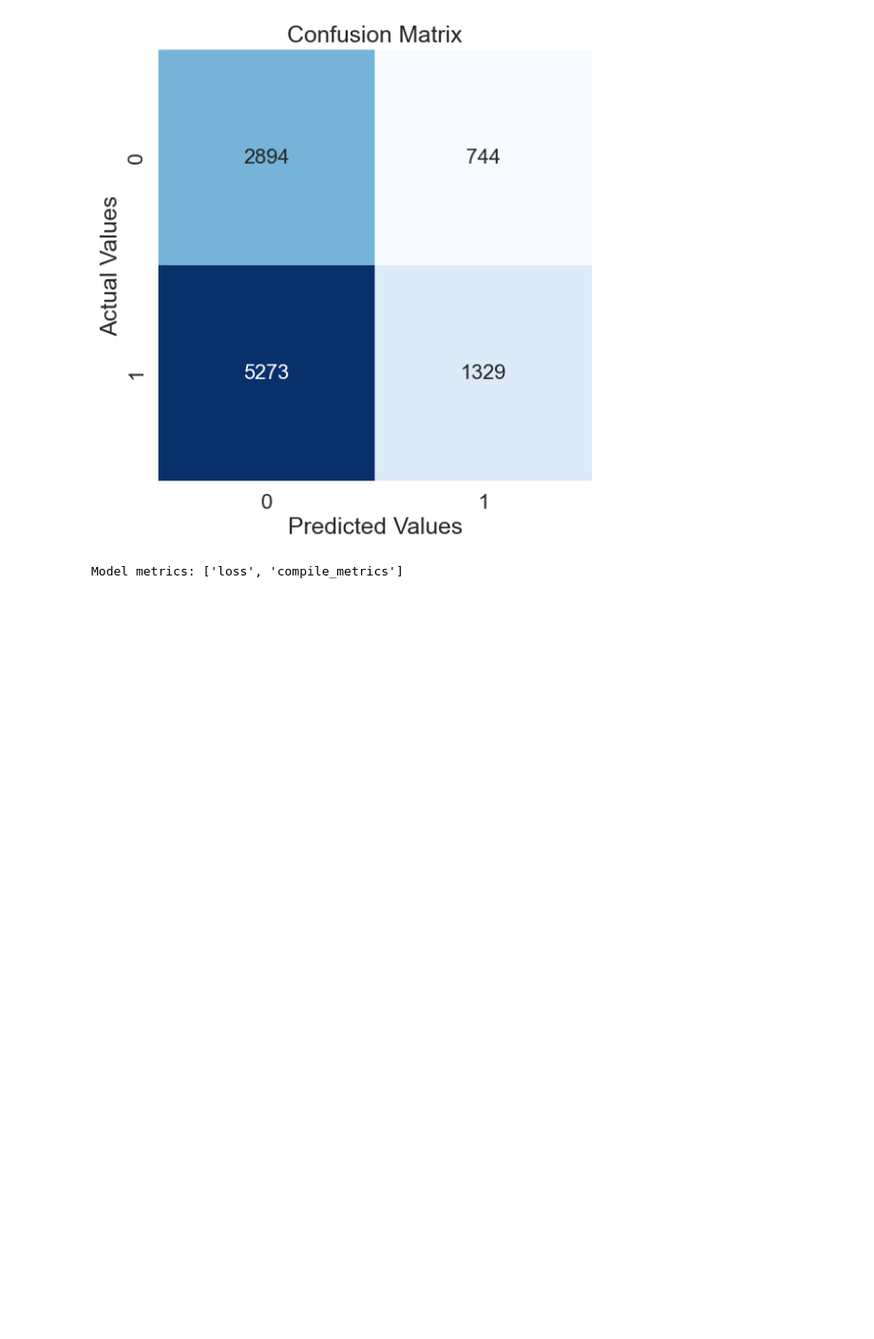
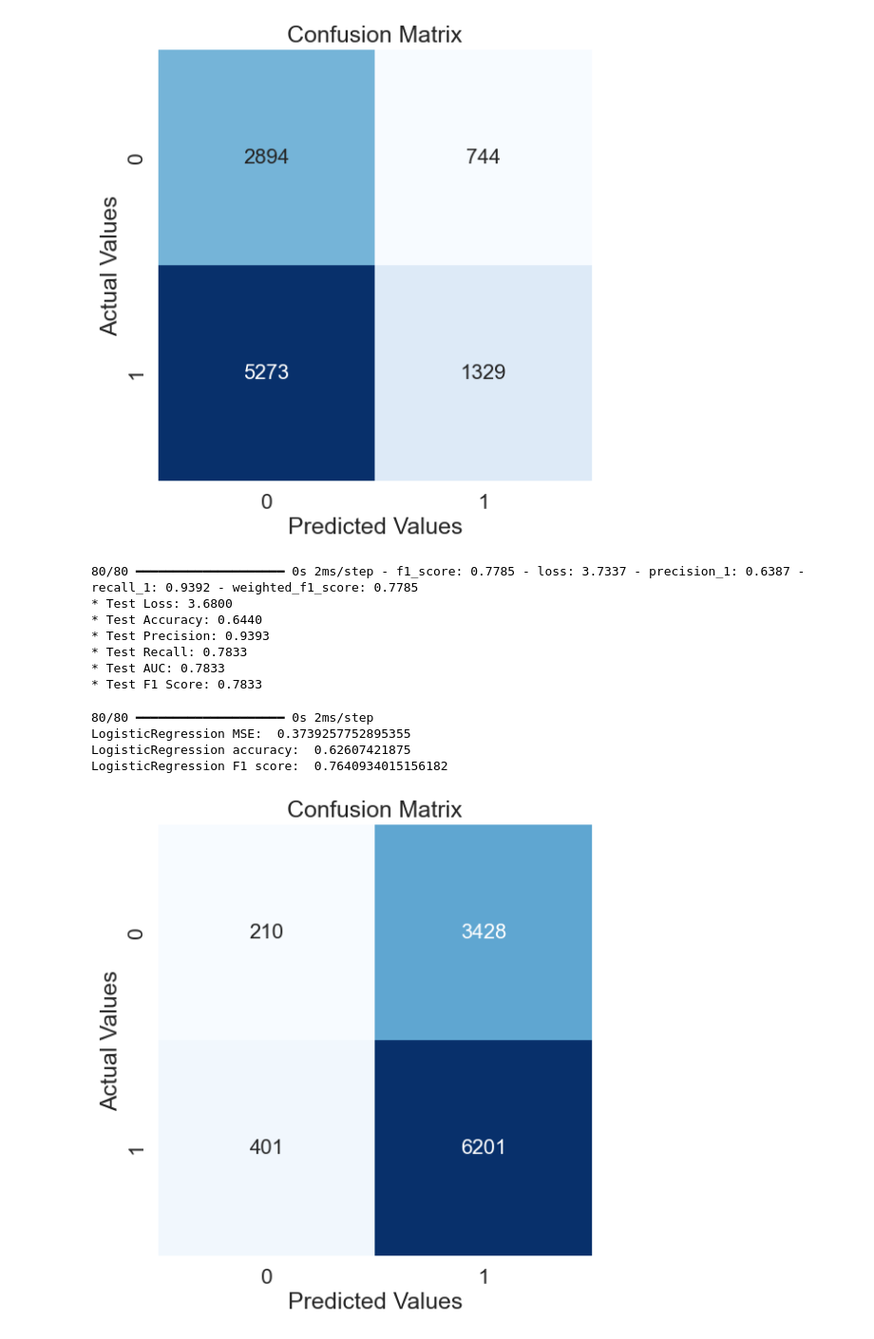
Before and after one commit to AntonBarslund/GDSGroup, a Jupyter notebook: DONE - evaluation.ipynb, the cells around one changed output. Shown: that part at 95% size. Cells and saved outputs as stored; diff of their text form; code cells hidden in the pictures; blank space fills up the shorter version.

```diff
--- a/DONE - evaluation.ipynb
+++ b/DONE - evaluation.ipynb
@@ -165,26 +160,18 @@ LogisticRegression F1 score:  0.30639769452449567
 input_path = "models/nn_classifier13_bigram.keras"
 NN = tf.keras.models.load_model(input_path)
 # %%
-# Convert X to dense format
-X_dense = X.toarray()
-
-# Debug model metrics
-print("Model metrics:", NN.metrics_names)
-
-# Evaluate with error handling and forced output
-try:
-    test_results = NN.evaluate(X_dense, y, verbose=1, batch_size=128)
-    print("Evaluation completed. Results:", test_results)
-    if test_results:
-        print(f"* Test Loss: {test_results[0]:.4f}")
-        print(f"* Test Accuracy: {test_results[1]:.4f}")
-        print(f"* Test Precision: {test_results[2]:.4f}")
-        print(f"* Test Recall: {test_results[3]:.4f}")
-        print(f"* Test AUC: {test_results[4]:.4f}")
-        print(f"* Test F1 Score: {test_results[5]:.4f}")
-    else:
-        print("No results returned from evaluation.")
-except Exception as e:
-    print("Error during evaluation:", str(e))
+test_results = NN.evaluate(X, y, verbose=1, batch_size=128)
+print(f"* Test Loss: {test_results[0]:.4f}")
+print(f"* Test Accuracy: {test_results[1]:.4f}")
+print(f"* Test Precision: {test_results[2]:.4f}")
+print(f"* Test Recall: {test_results[3]:.4f}")
+print(f"* Test AUC: {test_results[4]:.4f}")
+print(f"* Test F1 Score: {test_results[5]:.4f}")
 # %% [output]
-Model metrics: ['loss', 'compile_metrics']
+80/80 ━━━━━━━━━━━━━━━━━━━━ 0s 2ms/step - f1_score: 0.7785 - loss: 3.7337 - precision_1: 0.6387 - recall_1: 0.9392 - weighted_f1_score: 0.7785
+* Test Loss: 3.6800
+* Test Accuracy: 0.6440
+* Test Precision: 0.9393
+* Test Recall: 0.7833
+* Test AUC: 0.7833
+* Test F1 Score: 0.7833
@@ -199,0 +178,14 @@ print(f"* Test F1 Score: {test_results[5]:.4f}")
+# %%
+y_pred = NN.predict(X, batch_size=128)
+y_pred = np.round(y_pred).flatten()
+
+print("LogisticRegression MSE: ", mean_squared_error(y, y_pred))
+print("LogisticRegression accuracy: ", accuracy_score(y, y_pred))
+print("LogisticRegression F1 score: ", f1_score(y, y_pred))
+conf_matrix(y, y_pred)
+# %% [output]
+80/80 ━━━━━━━━━━━━━━━━━━━━ 0s 2ms/step
+LogisticRegression MSE:  0.3739257752895355
+LogisticRegression accuracy:  0.62607421875
+LogisticRegression F1 score:  0.7640934015156182
+[figure, added]
```
Also changed, not shown: parts of 3 cells of this notebook, 4 other files.
